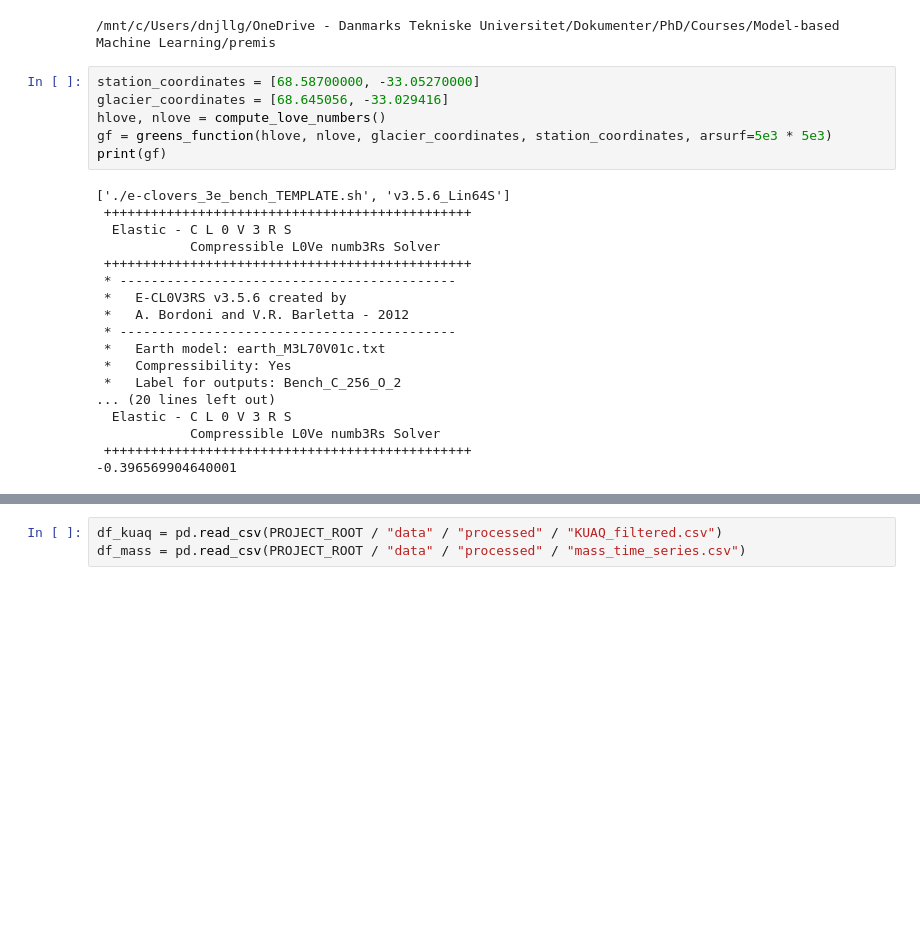
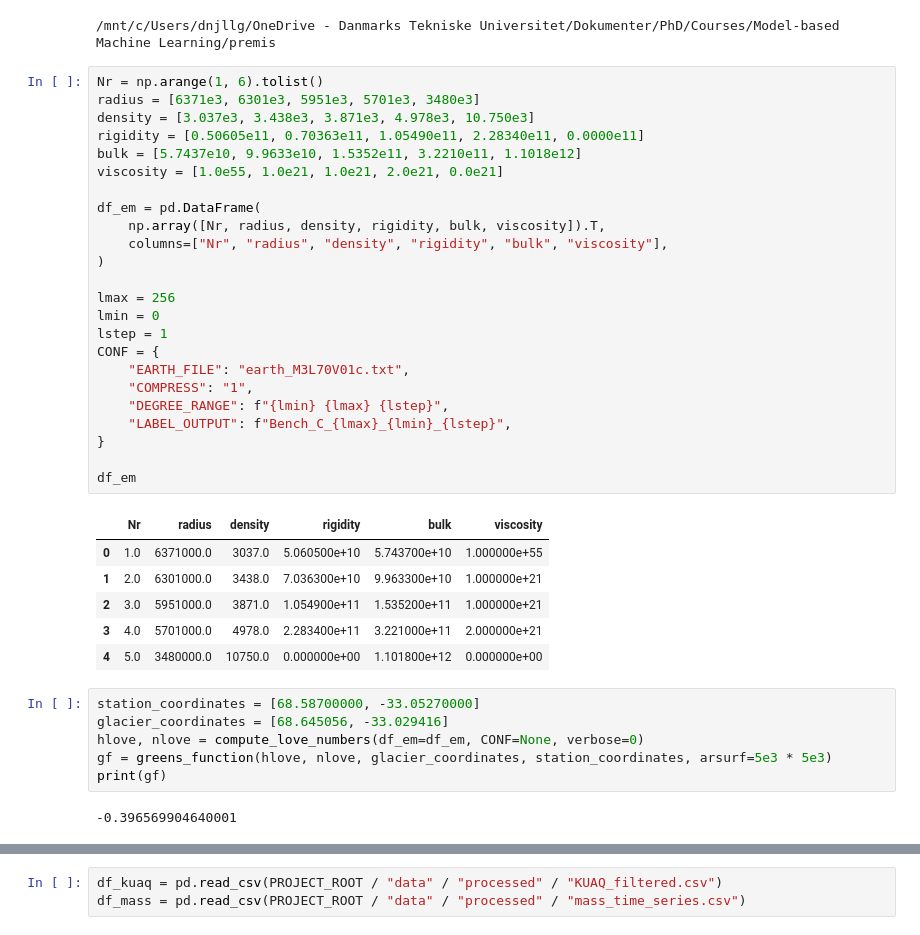
Before and after one commit to eyhl/premis, a Jupyter notebook: notebooks/pyro_model.ipynb, the cells around one changed output, grey strips where cells are left out. Cells and saved outputs as stored; diff of their text form; blank space fills up the shorter version.

Commit message:
added input arguments to e_clovers functions and changed earth model from lists to a pandas dataframe.

```diff
--- a/notebooks/pyro_model.ipynb
+++ b/notebooks/pyro_model.ipynb
@@ -11,27 +11,42 @@ from src.models.solid_earth_utils import compute_love_numbers, greens_function
 print(PROJECT_ROOT)
 # %% [output]
 /mnt/c/Users/dnjllg/OneDrive - Danmarks Tekniske Universitet/Dokumenter/PhD/Courses/Model-based Machine Learning/premis
+# %%
+Nr = np.arange(1, 6).tolist()
+radius = [6371e3, 6301e3, 5951e3, 5701e3, 3480e3]
+density = [3.037e3, 3.438e3, 3.871e3, 4.978e3, 10.750e3]
+rigidity = [0.50605e11, 0.70363e11, 1.05490e11, 2.28340e11, 0.0000e11]
+bulk = [5.7437e10, 9.9633e10, 1.5352e11, 3.2210e11, 1.1018e12]
+viscosity = [1.0e55, 1.0e21, 1.0e21, 2.0e21, 0.0e21]
+
+df_em = pd.DataFrame(
+    np.array([Nr, radius, density, rigidity, bulk, viscosity]).T,
+    columns=["Nr", "radius", "density", "rigidity", "bulk", "viscosity"],
+)
+
+lmax = 256
+lmin = 0
+lstep = 1
+CONF = {
+    "EARTH_FILE": "earth_M3L70V01c.txt",
+    "COMPRESS": "1",
+    "DEGREE_RANGE": f"{lmin} {lmax} {lstep}",
+    "LABEL_OUTPUT": f"Bench_C_{lmax}_{lmin}_{lstep}",
+}
+
+df_em
+# %% [output]
+|  | Nr | radius | density | rigidity | bulk | viscosity |
+| 0 | 1.0 | 6371000.0 | 3037.0 | 5.060500e+10 | 5.743700e+10 | 1.000000e+55 |
+| 1 | 2.0 | 6301000.0 | 3438.0 | 7.036300e+10 | 9.963300e+10 | 1.000000e+21 |
+| 2 | 3.0 | 5951000.0 | 3871.0 | 1.054900e+11 | 1.535200e+11 | 1.000000e+21 |
+| 3 | 4.0 | 5701000.0 | 4978.0 | 2.283400e+11 | 3.221000e+11 | 2.000000e+21 |
+| 4 | 5.0 | 3480000.0 | 10750.0 | 0.000000e+00 | 1.101800e+12 | 0.000000e+00 |
 # %%
 station_coordinates = [68.58700000, -33.05270000]
 glacier_coordinates = [68.645056, -33.029416]
-hlove, nlove = compute_love_numbers()
+hlove, nlove = compute_love_numbers(df_em=df_em, CONF=None, verbose=0)
 gf = greens_function(hlove, nlove, glacier_coordinates, station_coordinates, arsurf=5e3 * 5e3)
 print(gf)
 # %% [output]
-['./e-clovers_3e_bench_TEMPLATE.sh', 'v3.5.6_Lin64S']
- +++++++++++++++++++++++++++++++++++++++++++++++
-  Elastic - C L 0 V 3 R S
-            Compressible L0Ve numb3Rs Solver
- +++++++++++++++++++++++++++++++++++++++++++++++
- * -------------------------------------------
- *   E-CL0V3RS v3.5.6 created by
- *   A. Bordoni and V.R. Barletta - 2012
- * -------------------------------------------
- *   Earth model: earth_M3L70V01c.txt
- *   Compressibility: Yes
- *   Label for outputs: Bench_C_256_O_2
-... (20 lines left out)
-  Elastic - C L 0 V 3 R S
-            Compressible L0Ve numb3Rs Solver
- +++++++++++++++++++++++++++++++++++++++++++++++
 -0.396569904640001
```
Also changed, not shown: parts of 6 cells of this notebook, 2 other files.
